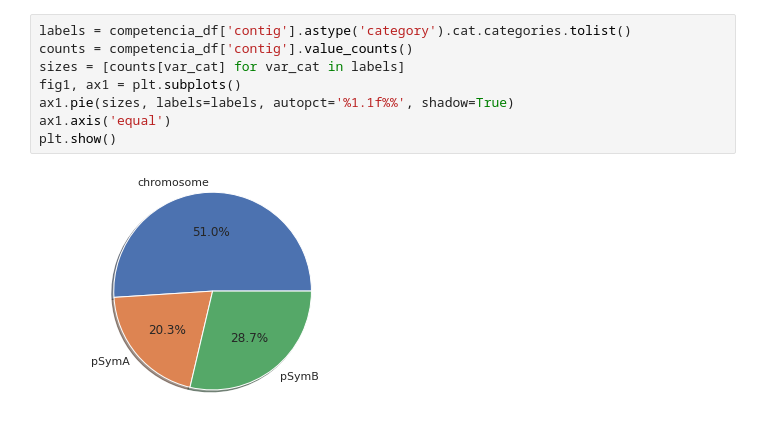
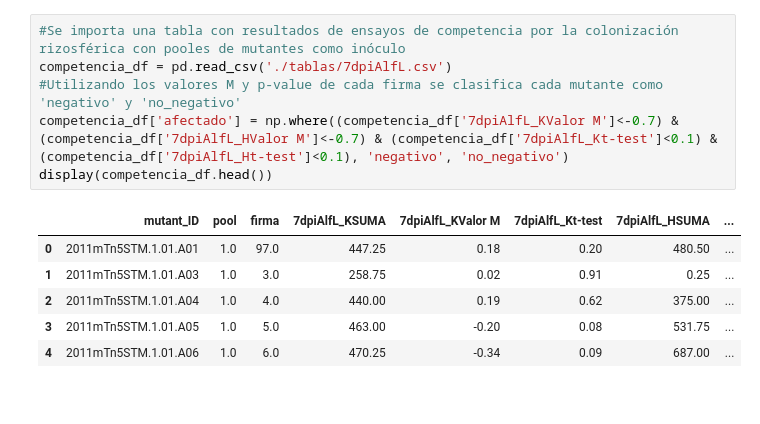
Before and after one commit to EzequielMogro/trabajo_final_mogro, a Jupyter notebook: trabajo_final_mogro.ipynb, the cells around one changed output. Drawn from its saved outputs; the diff is of its cells as text.

```diff
--- a/trabajo_final_mogro.ipynb
+++ b/trabajo_final_mogro.ipynb
@@ -76,10 +7,13 @@ Name: contig, dtype: int64
-# %%
-labels = competencia_df['contig'].astype('category').cat.categories.tolist()
-counts = competencia_df['contig'].value_counts()
-sizes = [counts[var_cat] for var_cat in labels]
-fig1, ax1 = plt.subplots()
-ax1.pie(sizes, labels=labels, autopct='%1.1f%%', shadow=True)
-ax1.axis('equal')
-plt.show()
-# %% [output]
-[figure, removed]
+# %%
+#Se importa una tabla con resultados de ensayos de competencia por la colonización rizosférica con pooles de mutantes como inóculo
+competencia_df = pd.read_csv('./tablas/7dpiAlfL.csv')
+#Utilizando los valores M y p-value de cada firma se clasifica cada mutante como 'negativo' y 'no_negativo'
+competencia_df['afectado'] = np.where((competencia_df['7dpiAlfL_KValor M']<-0.7) & (competencia_df['7dpiAlfL_HValor M']<-0.7) & (competencia_df['7dpiAlfL_Kt-test']<0.1) & (competencia_df['7dpiAlfL_Ht-test']<0.1), 'negativo', 'no_negativo')
+display(competencia_df.head())
+# %% [output]
+|  | mutant_ID | pool | firma | 7dpiAlfL_KSUMA | 7dpiAlfL_KValor M | 7dpiAlfL_Kt-test | 7dpiAlfL_HSUMA | ... |
+| 0 | 2011mTn5STM.1.01.A01 | 1.0 | 97.0 | 447.25 | 0.18 | 0.20 | 480.50 | ... |
+| 1 | 2011mTn5STM.1.01.A03 | 1.0 | 3.0 | 258.75 | 0.02 | 0.91 | 0.25 | ... |
+| 2 | 2011mTn5STM.1.01.A04 | 1.0 | 4.0 | 440.00 | 0.19 | 0.62 | 375.00 | ... |
+| 3 | 2011mTn5STM.1.01.A05 | 1.0 | 5.0 | 463.00 | -0.20 | 0.08 | 531.75 | ... |
+| 4 | 2011mTn5STM.1.01.A06 | 1.0 | 6.0 | 470.25 | -0.34 | 0.09 | 687.00 | ... |
```
Also changed, not shown: parts of 8 cells of this notebook, 3 other files.
